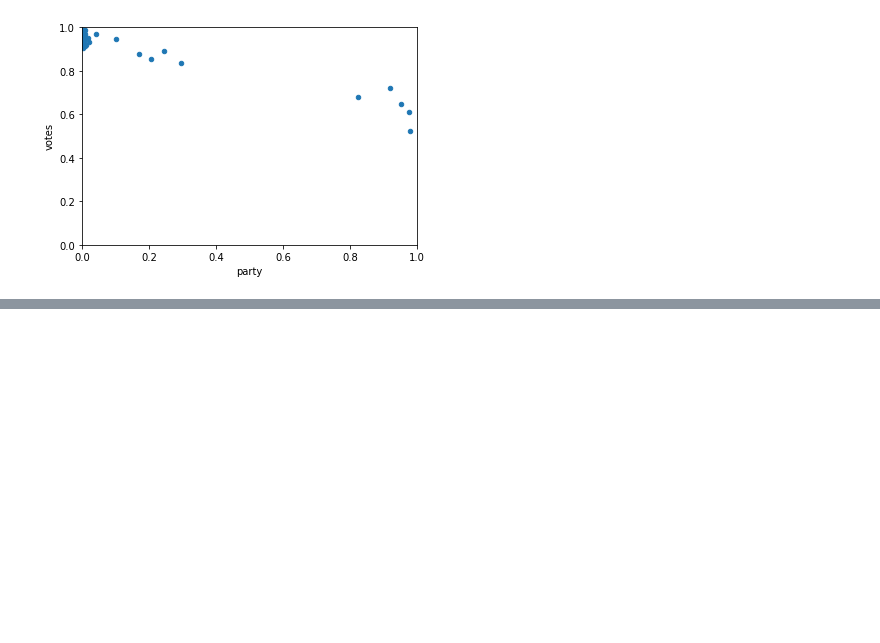
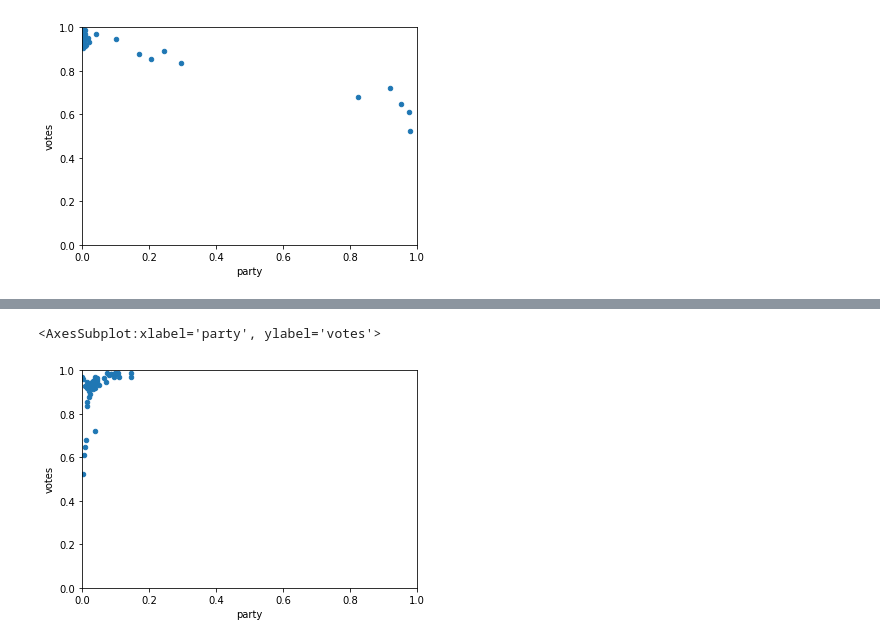
Before and after one commit to yuvadm/election-stats, a Jupyter notebook: stats.py.ipynb, the cells around one changed output, grey strips where cells are left out. Saved outputs shown, nothing was run; the diff lists cells and outputs as text; code cells hidden in the pictures; blank space fills up the shorter version.

```diff
--- a/stats.py.ipynb
+++ b/stats.py.ipynb
@@ -56,0 +72,5 @@ scatter_party("ודעם")
+# %%
+scatter_party("אמת")
+# %% [output]
+<AxesSubplot:xlabel='party', ylabel='votes'>
+[figure, added]
```
Also changed, not shown: parts of 3 cells of this notebook.
